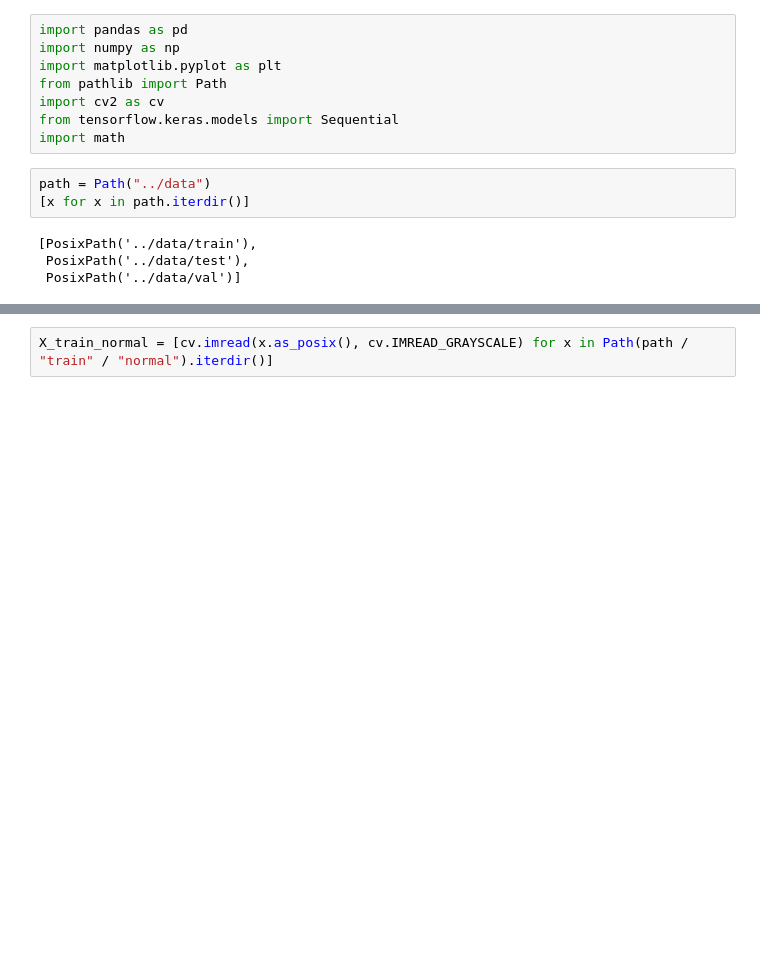
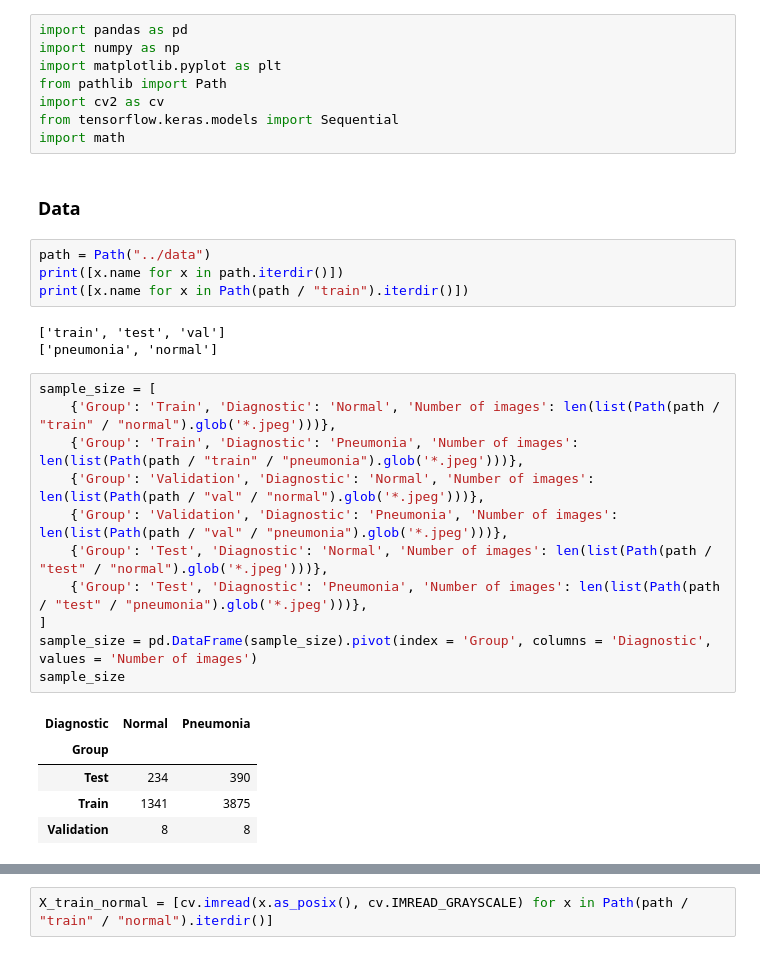
Before and after one commit to sarambulo/Pneumonia_detection, a Jupyter notebook: notebooks/Pneumonia_detection.ipynb, the cells around one changed output, grey strips where cells are left out. Cells and saved outputs as stored; diff of their text form; blank space fills up the shorter version.

```diff
--- a/notebooks/Pneumonia_detection.ipynb
+++ b/notebooks/Pneumonia_detection.ipynb
@@ -6,10 +16,29 @@ from pathlib import Path
 import cv2 as cv
 from tensorflow.keras.models import Sequential
 import math
+# %% [markdown]
+### Data
 # %%
 path = Path("../data")
-[x for x in path.iterdir()]
+print([x.name for x in path.iterdir()])
+print([x.name for x in Path(path / "train").iterdir()])
 # %% [output]
-[PosixPath('../data/train'),
- PosixPath('../data/test'),
- PosixPath('../data/val')]
+['train', 'test', 'val']
+['pneumonia', 'normal']
+# %%
+sample_size = [
+    {'Group': 'Train', 'Diagnostic': 'Normal', 'Number of images': len(list(Path(path / "train" / "normal").glob('*.jpeg')))},
+    {'Group': 'Train', 'Diagnostic': 'Pneumonia', 'Number of images': len(list(Path(path / "train" / "pneumonia").glob('*.jpeg')))},
+    {'Group': 'Validation', 'Diagnostic': 'Normal', 'Number of images': len(list(Path(path / "val" / "normal").glob('*.jpeg')))},
+    {'Group': 'Validation', 'Diagnostic': 'Pneumonia', 'Number of images': len(list(Path(path / "val" / "pneumonia").glob('*.jpeg')))},
+    {'Group': 'Test', 'Diagnostic': 'Normal', 'Number of images': len(list(Path(path / "test" / "normal").glob('*.jpeg')))},
+    {'Group': 'Test', 'Diagnostic': 'Pneumonia', 'Number of images': len(list(Path(path / "test" / "pneumonia").glob('*.jpeg')))},
+]
+sample_size = pd.DataFrame(sample_size).pivot(index = 'Group', columns = 'Diagnostic', values = 'Number of images')
+sample_size
+# %% [output]
+| Diagnostic | Normal | Pneumonia |
+| Group |  |  |
+| Test | 234 | 390 |
+| Train | 1341 | 3875 |
+| Validation | 8 | 8 |
```
Also changed, not shown: parts of 8 cells of this notebook.
